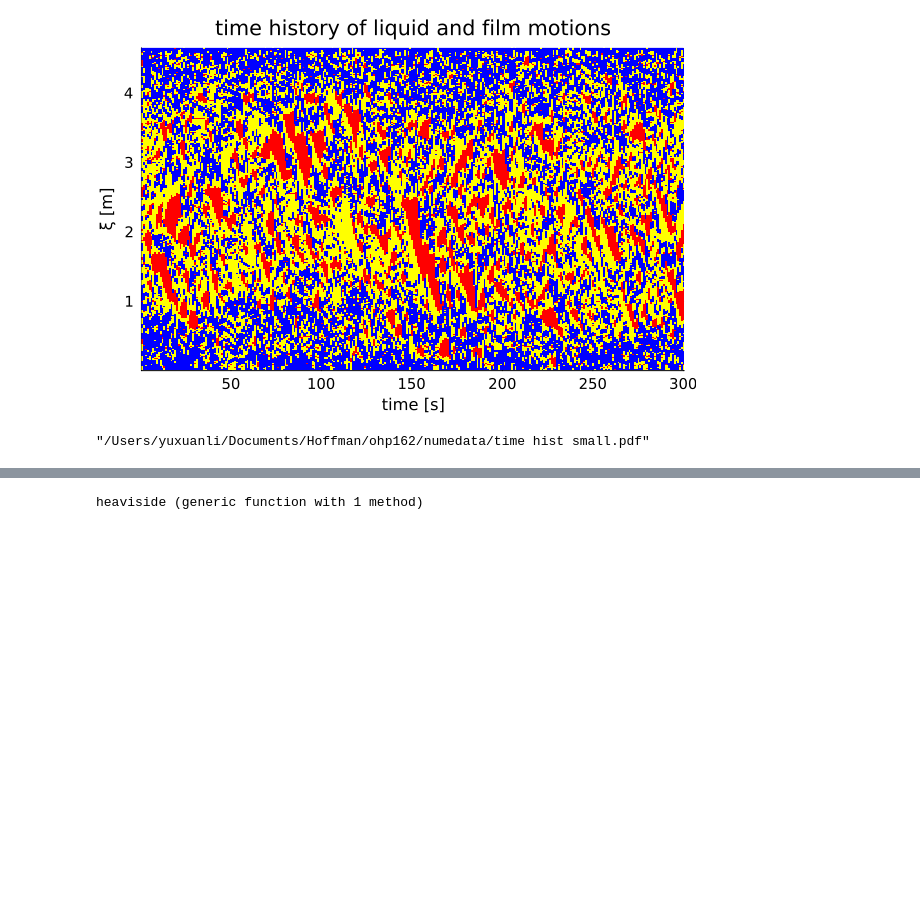
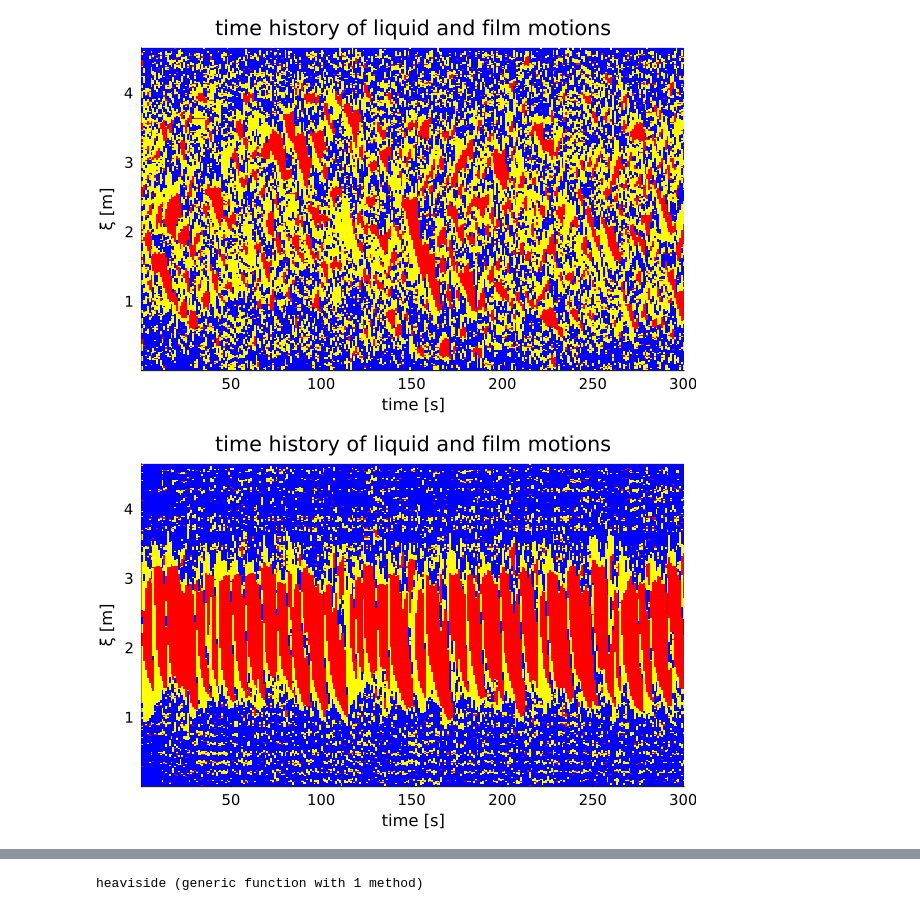
Before and after one commit to liyuxuan48/ComputationalHeatTransfer.jl, a Jupyter notebook: examples/PostProcessing-paper.ipynb, the cells around one changed output, grey strips where cells are left out. Cells and saved outputs as stored; diff of their text form; code cells hidden in the pictures; blank space fills up the shorter version.

```diff
--- a/examples/PostProcessing-paper.ipynb
+++ b/examples/PostProcessing-paper.ipynb
@@ -14,7 +14,7 @@ using Plots
 cd("/Users/yuxuanli/Documents/Hoffman/ohp162/numedata")
 # %%
 # read_path = "../numedata/solution.jld2"
-read_path = "../numedata/ASETS-L-2-40.jld2"
+read_path = "../numedata/ASETS-S-2-40.jld2"
 # read_path = "../numedata/OHP-JPL-200W.jld2"
 # read_path = "../numedata/ASETS-40-r070-n025.jld2"
 SimuResult = load(read_path)["SimulationResult"];
@@ -440,14 +440,14 @@ SimuResult = load(read_path)["SimulationResult"];
 # %%
 tube_sys=getcurrentsys.(SimuResult.tube_hist_u,[SimuResult.integrator_tube.p])
 sluginterp = slug_interp.(tube_sys)
     xs =  tube_sys[1].wall.Xarray
     markers  = map.(sluginterp, [xs])
 matrix_markers = hcat(markers...)
 heatmap(t,xs,matrix_markers,xlabel="time [s]",ylabel="ξ [m]",title="time history of liquid and film motions",
 c = palette([:red, :blue, :yellow], 3),colorbar=false,tickfontsize=10)
-savefig("time hist small.pdf")
+# savefig("time hist small.pdf")
 # %% [output]
-"/Users/yuxuanli/Documents/Hoffman/ohp162/numedata/time hist small.pdf"
+[figure, added]
 # %%
 read_path = "../numedata/ASETS-S-2-40.jld2"
 SimuResult = load(read_path)["SimulationResult"];
```
Also changed, not shown: parts of 6 cells of this notebook, 1 other file.
